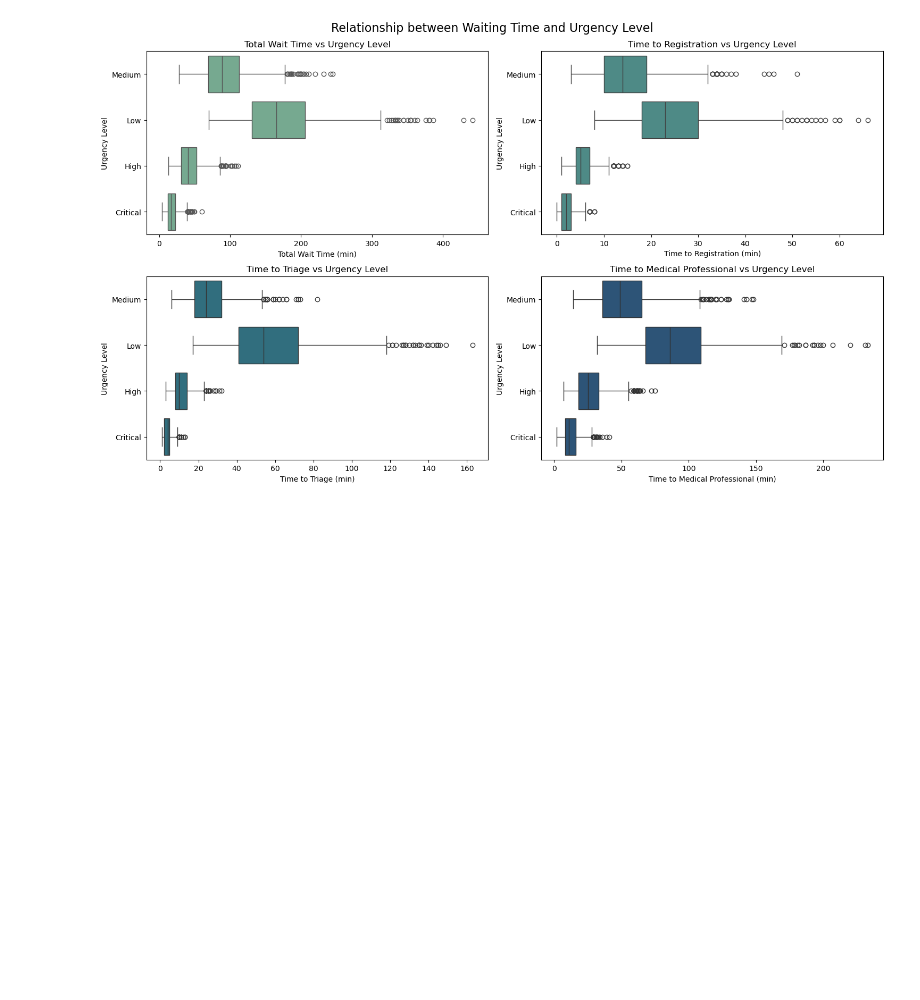
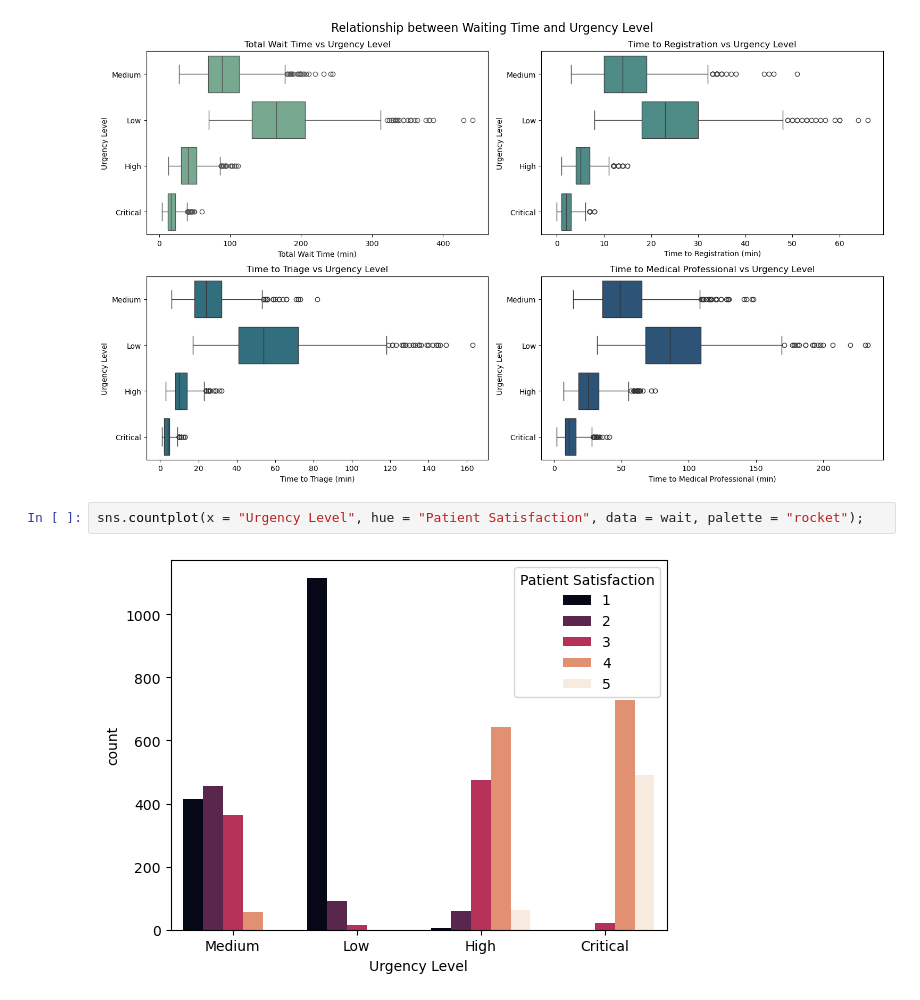
Before and after one commit to IreneDHA/Healthcare-WaitTime-Analysis, a Jupyter notebook: data_analysis.ipynb, the cells around one changed output. Cells and saved outputs as stored; diff of their text form; blank space fills up the shorter version.

```diff
--- a/data_analysis.ipynb
+++ b/data_analysis.ipynb
@@ -202,3 +185,7 @@ plt.suptitle('Relationship between Waiting Time and Urgency Level', fontsize=16)
 plt.tight_layout();
 # %% [output]
 [figure]
+# %%
+sns.countplot(x = "Urgency Level", hue = "Patient Satisfaction", data = wait, palette = "rocket");
+# %% [output]
+[figure, added]
```
Also changed, not shown: parts of 12 cells of this notebook.
